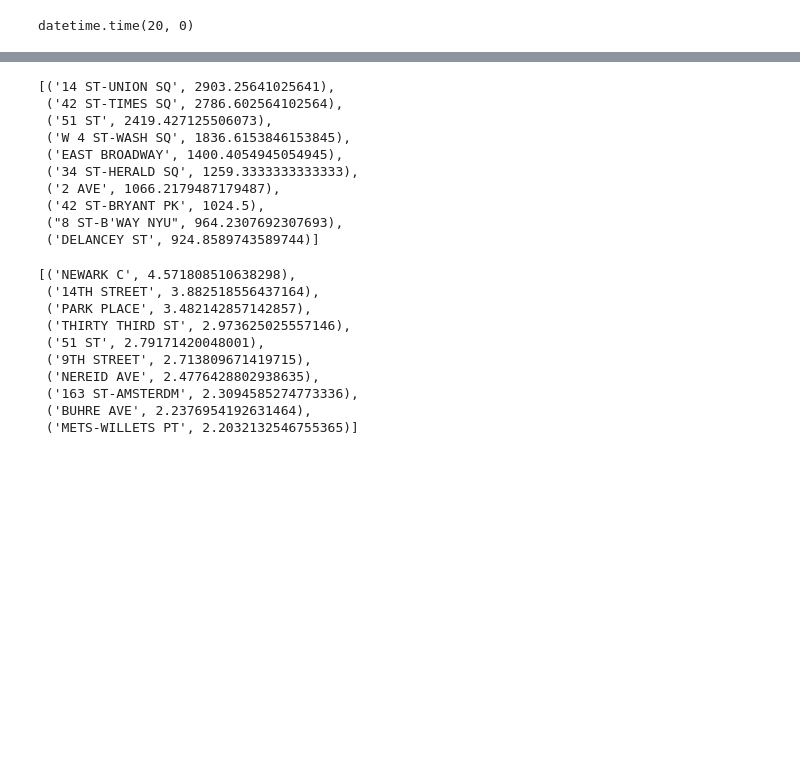
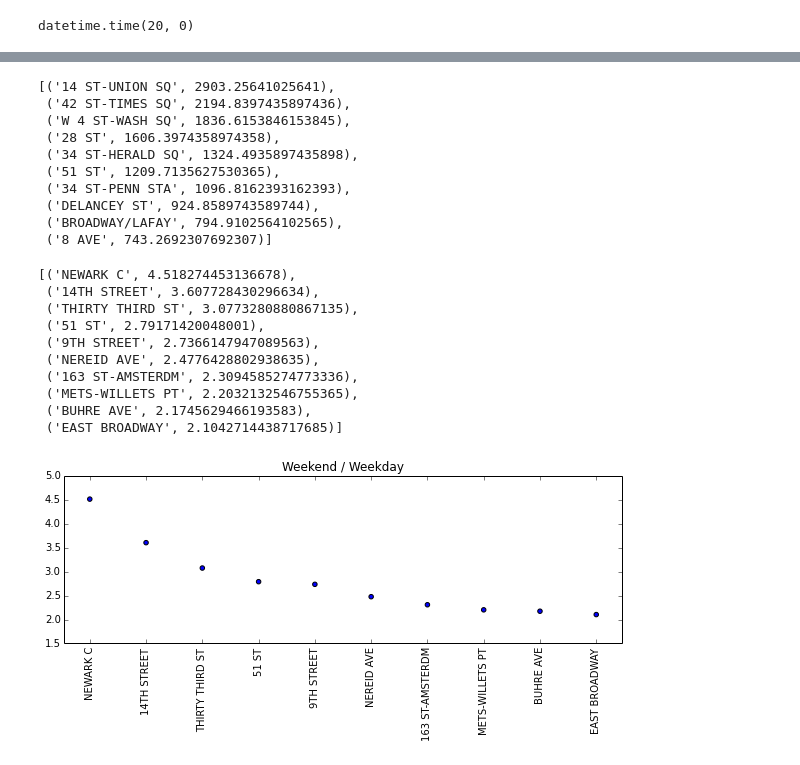
Before and after one commit to Libardo1/mta_analysis, a Jupyter notebook: night_turnstiles.ipynb, the cells around one changed output, grey strips where cells are left out. Drawn from its saved outputs; the diff is of its cells as text; code cells hidden in the pictures; blank space fills up the shorter version.

```diff
--- a/night_turnstiles.ipynb
+++ b/night_turnstiles.ipynb
@@ -80,6 +82,7 @@ def read_csv(filename):
     '''takes name of csv file, including extension'''
     #C/A,UNIT,SCP,STATION,LINENAME,DIVISION,DATE,TIME,DESC,ENTRIES,EXITS
     data = {}
+
     with open(filename) as f:
         reader = csv.reader(f, skipinitialspace=True, delimiter=",")
         has_header = csv.Sniffer().has_header(f.read(1024))
@@ -89,7 +92,7 @@ def read_csv(filename):
             next(incsv)
             for row in reader:
                 row = [' '.join(x.split()) for x in row]
-                key = tuple(row[2:4]) #SCP and Station
+                key = tuple(row[:4]) #SCP and Station
                 val = [row[6], row[7], row[10]] #date, time, exits
                 if key not in data:
                     data[key] = [val]
@@ -212,7 +202,7 @@ def combine_days(data, date_bool=False):
     for turnstile, rows in data.items():
         by_day = {}
         for time, count in rows:
-            if date_bool:
+            if not date_bool:
                 day = time
             else:
                 day = time.date()
@@ -244,16 +234,22 @@ night_counts['02-00-00','LEXINGTON AVE']
 # %%
-def combine_terminals(data):
+def combine_terminals(data, key_bool=False):
     all_terminals = {}
     for key, value in data.items():
-        new_key = key[1]
+        if key_bool == True:
+            key_args = [key[0], key[1], key[3]]
+            new_key = tuple(key_args)
+        else:
+            new_key = key[2]
+
         if new_key in all_terminals:
             all_terminals[new_key] = all_terminals[new_key] + value
         else:
             all_terminals[new_key] = value
-    all_terminals = combine_days(all_terminals, True)
+    all_terminals = combine_days(all_terminals)
     return all_terminals
 
-stations_only = combine_terminals(night_counts)
+no_scp = combine_terminals(night_counts, True)
+stations_only = combine_terminals(no_scp, False)
 # %%
 stations_only['LEXINGTON AVE']
 # %% [output]
@@ -403,15 +399,15 @@ def weekend_minus_weekday(data):
 weekend_minus_weekday(separate_weekday_weekend)[:10]
 # %% [output]
 [('14 ST-UNION SQ', 2903.25641025641),
- ('42 ST-TIMES SQ', 2786.602564102564),
- ('51 ST', 2419.427125506073),
+ ('42 ST-TIMES SQ', 2194.8397435897436),
  ('W 4 ST-WASH SQ', 1836.6153846153845),
- ('EAST BROADWAY', 1400.4054945054945),
- ('34 ST-HERALD SQ', 1259.3333333333333),
- ('2 AVE', 1066.2179487179487),
- ('42 ST-BRYANT PK', 1024.5),
- ("8 ST-B'WAY NYU", 964.2307692307693),
- ('DELANCEY ST', 924.8589743589744)]
+ ('28 ST', 1606.3974358974358),
+ ('34 ST-HERALD SQ', 1324.4935897435898),
+ ('51 ST', 1209.7135627530365),
+ ('34 ST-PENN STA', 1096.8162393162393),
+ ('DELANCEY ST', 924.8589743589744),
+ ('BROADWAY/LAFAY', 794.9102564102565),
+ ('8 AVE', 743.2692307692307)]
 # %%
 def weekend_over_weekday(data):
     delta_list = []
@@ -429,13 +425,29 @@ def weekend_over_weekday(data):
 # %%
 weekend_over_weekday(separate_weekday_weekend)[:10]
 # %% [output]
-[('NEWARK C', 4.571808510638298),
- ('14TH STREET', 3.882518556437164),
- ('PARK PLACE', 3.482142857142857),
- ('THIRTY THIRD ST', 2.973625025557146),
+[('NEWARK C', 4.518274453136678),
+ ('14TH STREET', 3.607728430296634),
+ ('THIRTY THIRD ST', 3.0773280880867135),
  ('51 ST', 2.79171420048001),
- ('9TH STREET', 2.713809671419715),
+ ('9TH STREET', 2.7366147947089563),
  ('NEREID AVE', 2.4776428802938635),
  ('163 ST-AMSTERDM', 2.3094585274773336),
- ('BUHRE AVE', 2.2376954192631464),
- ('METS-WILLETS PT', 2.2032132546755365)]
+ ('METS-WILLETS PT', 2.2032132546755365),
+ ('BUHRE AVE', 2.1745629466193583),
+ ('EAST BROADWAY', 2.1042714438717685)]
+# %%
+percent_weekend = weekend_over_weekday(separate_weekday_weekend)[:10]
+
+stations = []
+pcts = []
+for pct_tup in percent_weekend:
+    stations.append(pct_tup[0])
+    pcts.append(pct_tup[1])
+
+plt.figure(figsize=(10,3))
+plt.title('Weekend / Weekday')
+plt.xticks(np.arange(len(stations)), stations, rotation=90)
+plt.scatter(range(len(stations)),pcts)
+plt.show()
+# %% [output]
+[figure, added]
```
Also changed, not shown: parts of 15 cells of this notebook.
